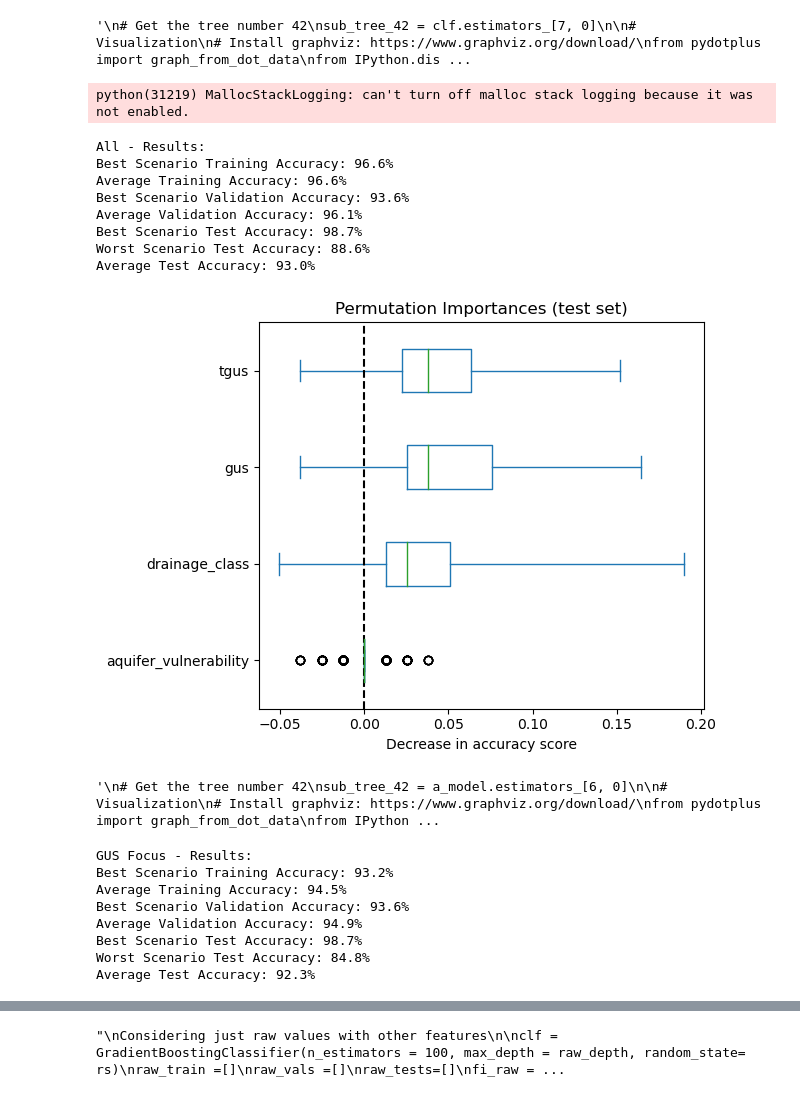
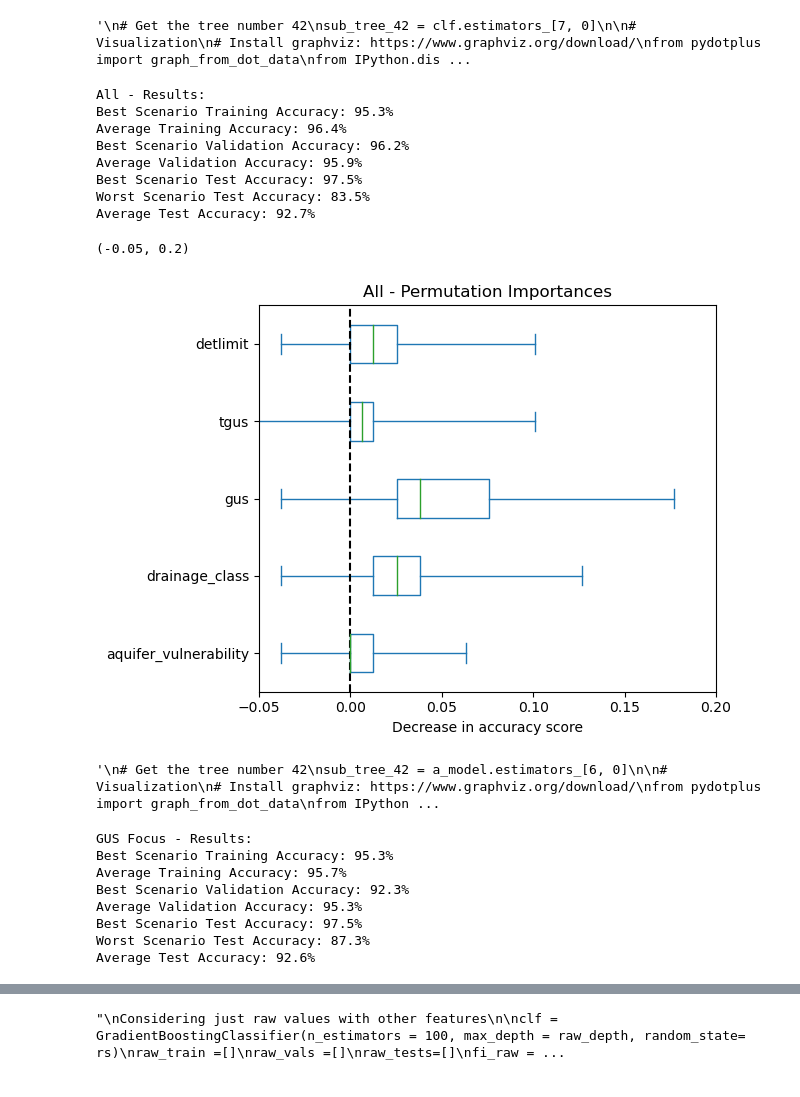
Before and after one commit to izguenther6/orie4741-final, a Jupyter notebook: scripts/trees.ipynb, the cells around one changed output, grey strips where cells are left out. Drawn from its saved outputs; the diff is of its cells as text; code cells hidden in the pictures.

Commit message:
permutation importances
- generated graphs for meeting

```diff
--- a/scripts/trees.ipynb
+++ b/scripts/trees.ipynb
@@ -55,7 +52,7 @@ IMPORTANT CONCEPT:
 
 '''
 clf_deps = []
-ms = 3
+ms = 8
 #set train and test data
 for df in [df_a, df_b, df_c, df_d]:
     df=df.sample(frac=1)
@@ -159,7 +156,7 @@ Image(png)
 df_a
 
 '''
-clf = GradientBoostingClassifier(n_estimators = 100, max_depth = a_depth, random_state= rs, min_samples_leaf = 15)
+clf = GradientBoostingClassifier(n_estimators = 100, max_depth = a_depth, random_state= rs, min_samples_leaf = ms)
 a_train =[]
 a_vals =[]
 a_tests=[]
@@ -209,24 +206,25 @@ print(f'Best Scenario Test Accuracy: {a_test_best}%')
 print(f'Worst Scenario Test Accuracy: {a_test_worst}%')
 print(f'Average Test Accuracy: {a_tests_avg}%')
 # %% [output]
-python(31219) MallocStackLogging: can't turn off malloc stack logging because it was not enabled.
+All - Results:
+Best Scenario Training Accuracy: 95.3%
+Average Training Accuracy: 96.4%
+Best Scenario Validation Accuracy: 96.2%
+Average Validation Accuracy: 95.9%
+Best Scenario Test Accuracy: 97.5%
+Worst Scenario Test Accuracy: 83.5%
+Average Test Accuracy: 92.7%
-All - Results:
-Best Scenario Training Accuracy: 96.6%
-Average Training Accuracy: 96.6%
-Best Scenario Validation Accuracy: 93.6%
-Average Validation Accuracy: 96.1%
-Best Scenario Test Accuracy: 98.7%
-Worst Scenario Test Accuracy: 88.6%
-Average Test Accuracy: 93.0%
 # %%
 a_pi = a_pi.astype(float)
 ax = a_pi.plot.box(vert=False, whis=10)
-ax.set_title("Permutation Importances (test set)")
+ax.set_title("All - Permutation Importances")
 ax.axvline(x=0, color="k", linestyle="--")
 ax.set_xlabel("Decrease in accuracy score")
 ax.figure.tight_layout()
+ax.set_xlim(-.05,.20)
 # %% [output]
+(-0.05, 0.2)
-[figure, old version]
+[figure, new version]
 # %%
 '''
 # Get the tree number 42
@@ -303,13 +301,13 @@ print(f'Worst Scenario Test Accuracy: {b_test_worst}%')
 print(f'Average Test Accuracy: {b_tests_avg}%')
 # %% [output]
 GUS Focus - Results:
-Best Scenario Training Accuracy: 93.2%
-Average Training Accuracy: 94.5%
-Best Scenario Validation Accuracy: 93.6%
-Average Validation Accuracy: 94.9%
-Best Scenario Test Accuracy: 98.7%
-Worst Scenario Test Accuracy: 84.8%
-Average Test Accuracy: 92.3%
+Best Scenario Training Accuracy: 95.3%
+Average Training Accuracy: 95.7%
+Best Scenario Validation Accuracy: 92.3%
+Average Validation Accuracy: 95.3%
+Best Scenario Test Accuracy: 97.5%
+Worst Scenario Test Accuracy: 87.3%
+Average Test Accuracy: 92.6%
 # %%
 b_pi = b_pi.astype(float)
 ax = b_pi.plot.box(vert=False, whis=10)
```
Also changed, not shown: parts of 10 cells of this notebook, 5 other files.
